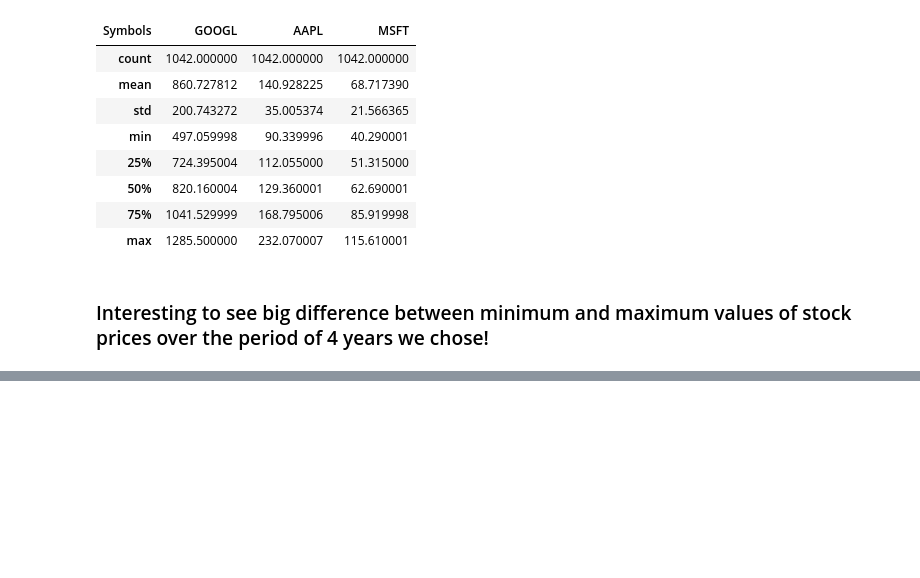
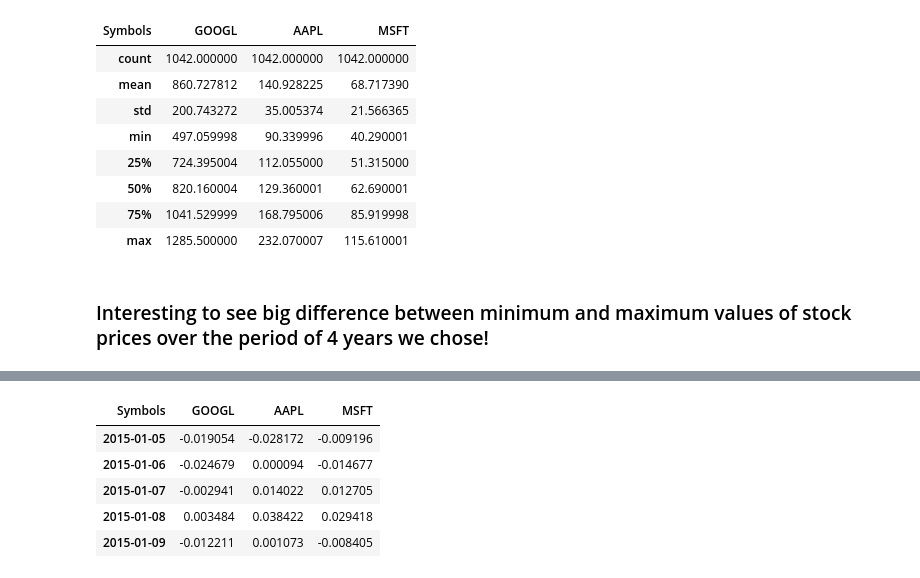
Before and after one commit to guru3/quant, a Jupyter notebook: Intro to finance in python.ipynb, the cells around one changed output, grey strips where cells are left out. Saved outputs shown, nothing was run; the diff lists cells and outputs as text; code cells hidden in the pictures; blank space fills up the shorter version.

```diff
--- a/Intro to finance in python.ipynb
+++ b/Intro to finance in python.ipynb
@@ -60,0 +64,10 @@ To register the converters:
+# %%
+relative_returns = all_data.pct_change(periods=1);
+relative_returns.head(7)[2:] #relative percentage returns
+# %% [output]
+| Symbols | GOOGL | AAPL | MSFT |
+| 2015-01-05 | -0.019054 | -0.028172 | -0.009196 |
+| 2015-01-06 | -0.024679 | 0.000094 | -0.014677 |
+| 2015-01-07 | -0.002941 | 0.014022 | 0.012705 |
+| 2015-01-08 | 0.003484 | 0.038422 | 0.029418 |
+| 2015-01-09 | -0.012211 | 0.001073 | -0.008405 |
```
Also changed, not shown: parts of 8 cells of this notebook.
